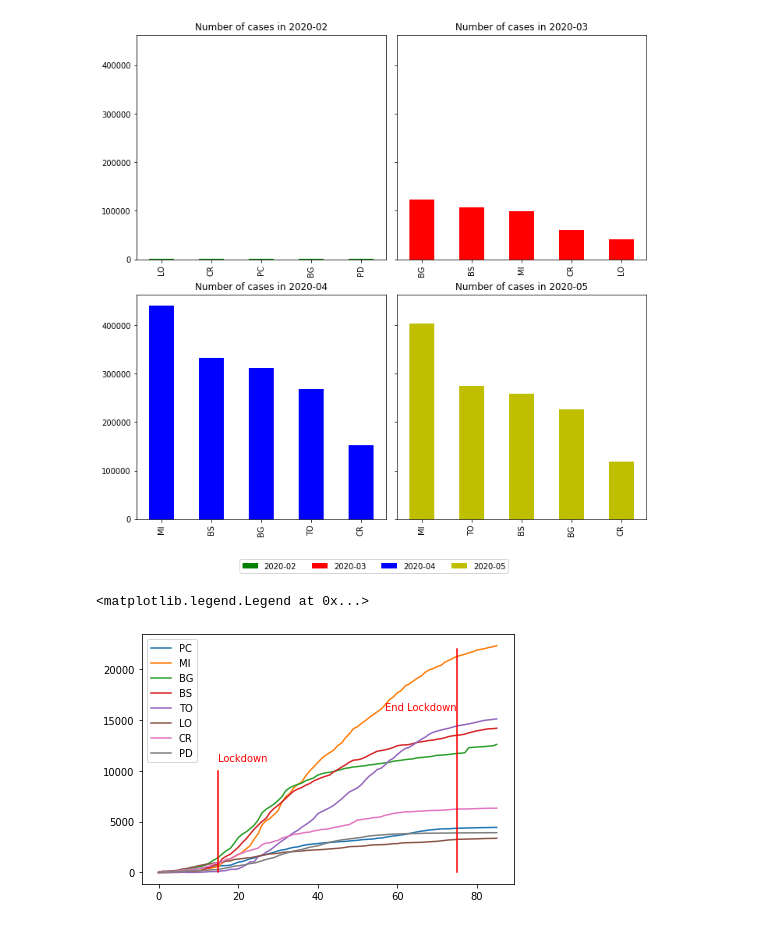
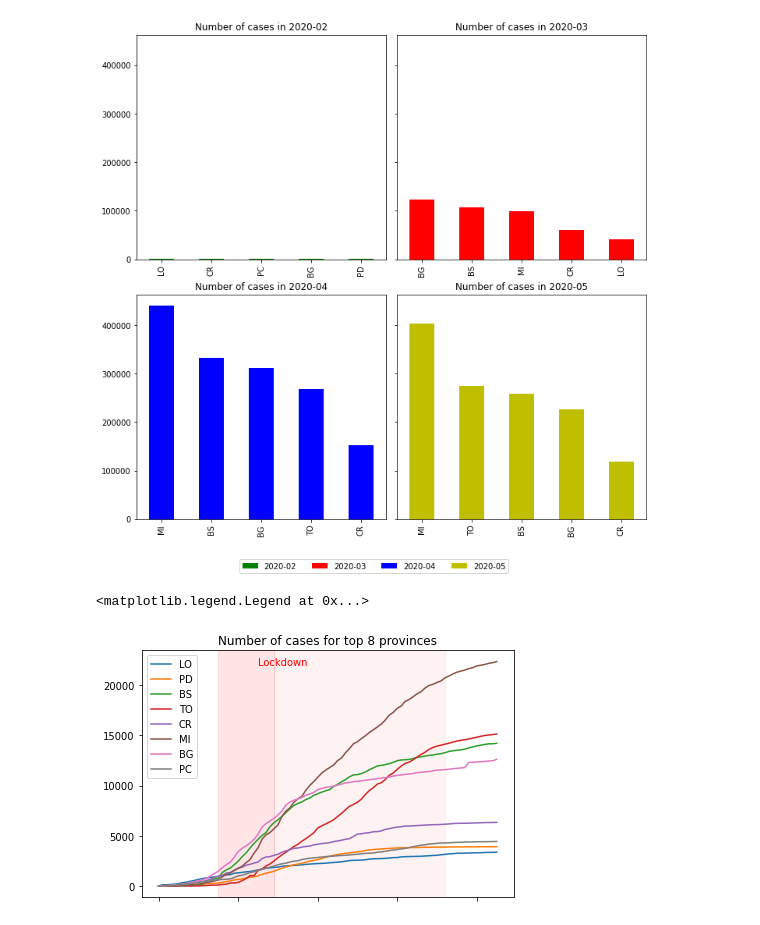
Before and after one commit to ClaudiaRaffaelli/COVID-19-analysis, a Jupyter notebook: covid-19_pandas_analysis.ipynb, the cells around one changed output. Saved outputs shown, nothing was run; the diff lists cells and outputs as text; code cells hidden in the pictures.

Commit message:
first graphs for the regions's data

```diff
--- a/covid-19_pandas_analysis.ipynb
+++ b/covid-19_pandas_analysis.ipynb
@@ -119,20 +119,22 @@ fig.legend(labels=cpm.columns, loc="lower center", ncol=4)
 # %%
 # Create a set of the cities with the worst case
 interested_city = list(set([item for sublist in [list(city.index) for city in cities_with_worst_cases] for item in sublist]))
 
 
 # Collect information about these cities day by day
 for i in range(len(interested_city)):
-    case_per_day = dati.loc[interested_city[i]]['totale_casi']
-    plt.plot(list(range(len(case_per_day))), case_per_day, label=interested_city[i])
+    dati.loc[interested_city[i]]['totale_casi'].plot(
+        kind='line',
+        label=interested_city[i],
+        title="Number of cases for top 8 provinces").set_xticklabels([])
+    #plt.plot(list(range(len(case_per_day))), case_per_day, label=interested_city[i], title="wooo")
 
-plt.ylabel ="number of cases"
-plt.plot((15, 15), (0, 10000), 'r-')
-plt.text(15, 11000, "Lockdown", color="r")
-plt.plot((75, 75), (0, 22000), 'r-')
-plt.text(57, 16000, "End Lockdown", color="r")
+
+plt.text(25, 22000, "Lockdown", color="r")
+plt.axvspan(15, 29, color='red', alpha=0.1)
+plt.axvspan(29, 72, color='red', alpha=0.05)
 plt.tight_layout()
 plt.legend()
 # %% [output]
 <matplotlib.legend.Legend at 0x...>
-[figure, old version]
+[figure, new version]
```
Also changed, not shown: parts of 6 cells of this notebook.
